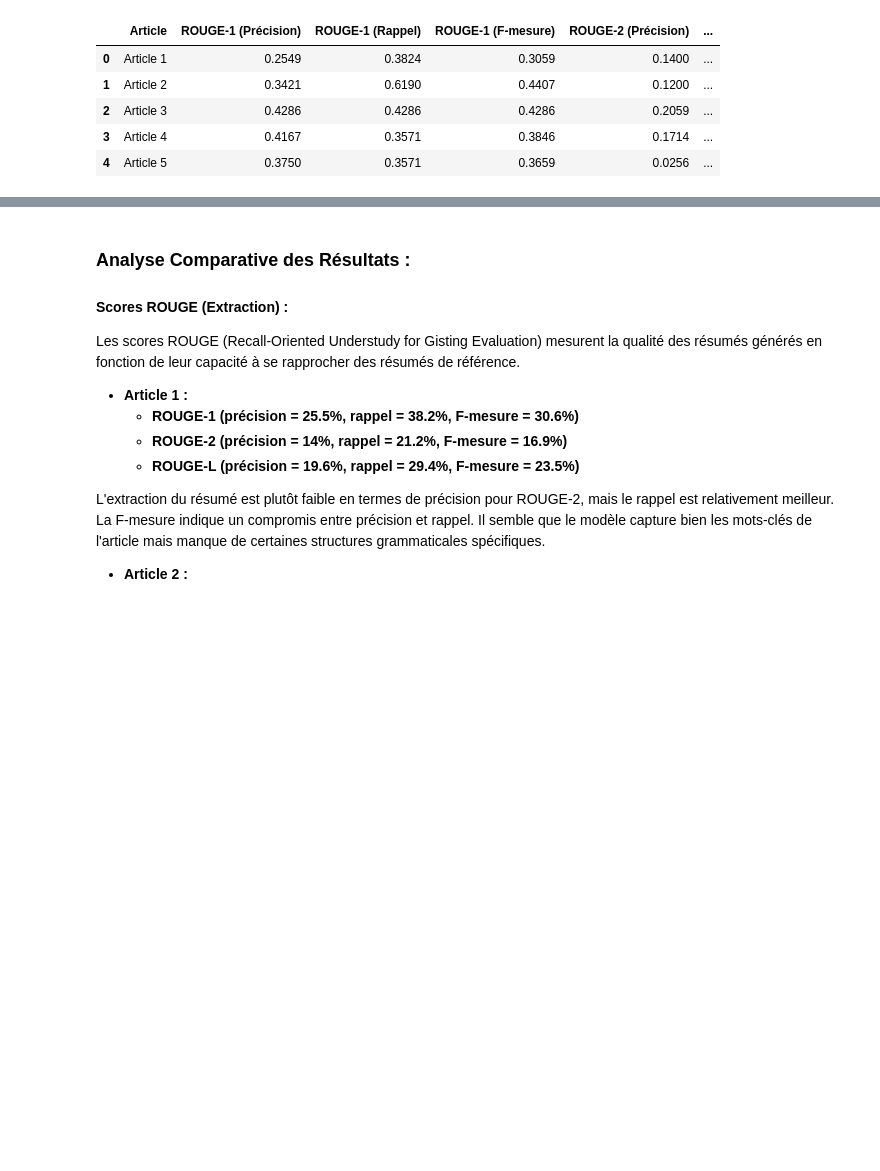
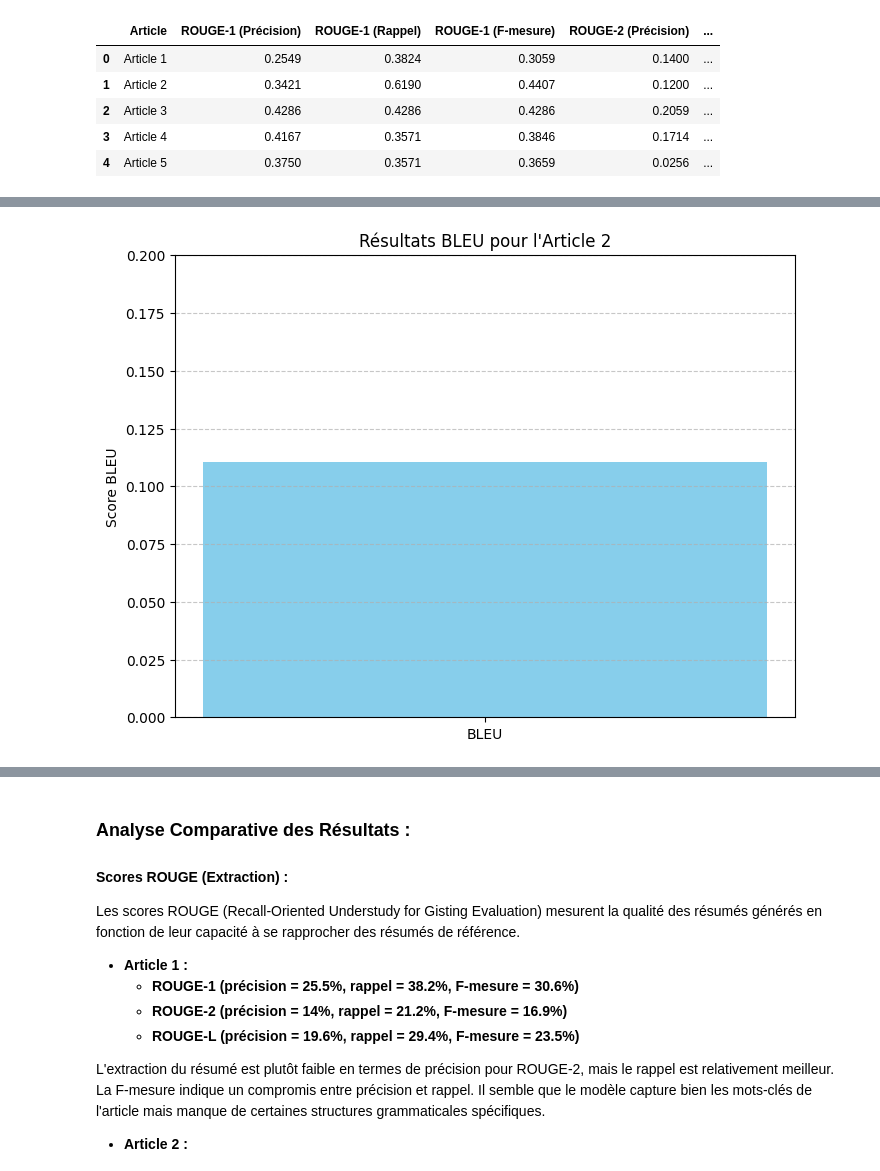
Before and after one commit to VirtuelsDev/nlp-summarization-project, a Jupyter notebook: nlp2.ipynb, the cells around one changed output, grey strips where cells are left out. Saved outputs shown, nothing was run; the diff lists cells and outputs as text; code cells hidden in the pictures; blank space fills up the shorter version.

```diff
--- a/nlp2.ipynb
+++ b/nlp2.ipynb
@@ -295,0 +368,14 @@ display(df2)
+# %%
+
+
+# Résultats pour Article 2 (BLEU)
+plt.figure(figsize=(8, 6))
+plt.bar(['BLEU'], [bleu_scores[1]], color='skyblue')
+plt.title("Résultats BLEU pour l'Article 2")
+plt.ylabel('Score BLEU')
+plt.ylim(0, 0.2)
+plt.grid(axis='y', linestyle='--', alpha=0.7)
+plt.savefig("data/Capture_BLEU_Article_2.png", bbox_inches='tight')
+plt.show()
+# %% [output]
+[figure, added]
```
Also changed, not shown: parts of 6 cells of this notebook, 1 other file.
